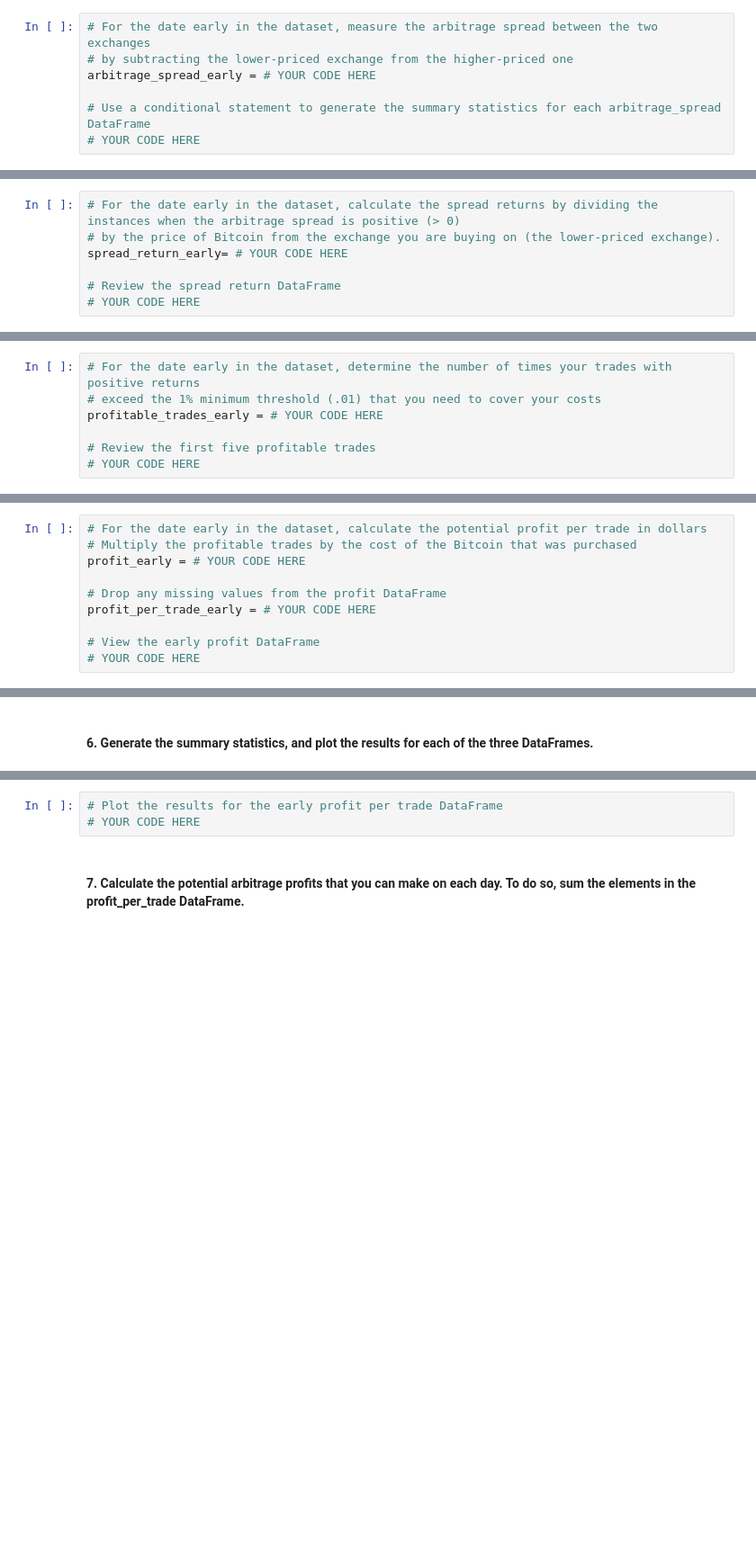
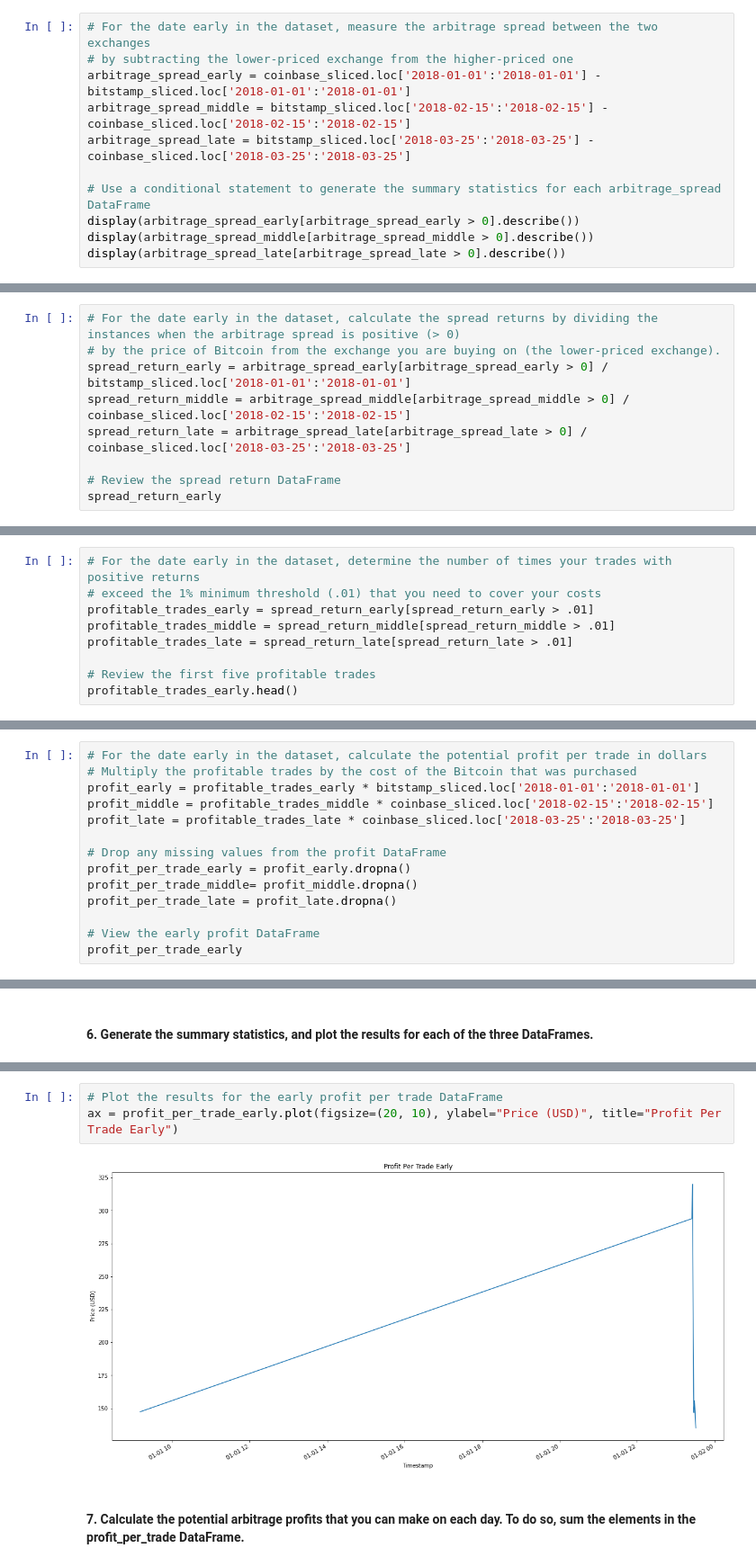
Before and after one commit to kheller18/crypto-arbitrage-opportunities, a Jupyter notebook: crypto_arbitrage.ipynb, the cells around one changed output, grey strips where cells are left out. Shown: that part at 90% size. Drawn from its saved outputs; the diff is of its cells as text; blank space fills up the shorter version.

Commit message:
finished all analysis on profit for early, middle and late windows with analysis on which window was most profitable. Added Photo

```diff
--- a/crypto_arbitrage.ipynb
+++ b/crypto_arbitrage.ipynb
@@ -448,7 +448,11 @@ Calculate the potential profits for each date that you selected in the previous
 # %%
 # For the date early in the dataset, measure the arbitrage spread between the two exchanges
 # by subtracting the lower-priced exchange from the higher-priced one
-arbitrage_spread_early = # YOUR CODE HERE
+arbitrage_spread_early = coinbase_sliced.loc['2018-01-01':'2018-01-01'] - bitstamp_sliced.loc['2018-01-01':'2018-01-01']
+arbitrage_spread_middle = bitstamp_sliced.loc['2018-02-15':'2018-02-15'] - coinbase_sliced.loc['2018-02-15':'2018-02-15']
+arbitrage_spread_late = bitstamp_sliced.loc['2018-03-25':'2018-03-25'] - coinbase_sliced.loc['2018-03-25':'2018-03-25']
 
 # Use a conditional statement to generate the summary statistics for each arbitrage_spread DataFrame
-# YOUR CODE HERE
+display(arbitrage_spread_early[arbitrage_spread_early > 0].describe())
+display(arbitrage_spread_middle[arbitrage_spread_middle > 0].describe())
+display(arbitrage_spread_late[arbitrage_spread_late > 0].describe())
@@ -457,7 +489,9 @@ arbitrage_spread_early = # YOUR CODE HERE
 # %%
 # For the date early in the dataset, calculate the spread returns by dividing the instances when the arbitrage spread is positive (> 0)
 # by the price of Bitcoin from the exchange you are buying on (the lower-priced exchange).
-spread_return_early= # YOUR CODE HERE
+spread_return_early = arbitrage_spread_early[arbitrage_spread_early > 0] / bitstamp_sliced.loc['2018-01-01':'2018-01-01']
+spread_return_middle = arbitrage_spread_middle[arbitrage_spread_middle > 0] / coinbase_sliced.loc['2018-02-15':'2018-02-15']
+spread_return_late = arbitrage_spread_late[arbitrage_spread_late > 0] / coinbase_sliced.loc['2018-03-25':'2018-03-25']
 
 # Review the spread return DataFrame
-# YOUR CODE HERE
+spread_return_early
@@ -466,7 +514,9 @@ spread_return_early= # YOUR CODE HERE
 # %%
 # For the date early in the dataset, determine the number of times your trades with positive returns
 # exceed the 1% minimum threshold (.01) that you need to cover your costs
-profitable_trades_early = # YOUR CODE HERE
+profitable_trades_early = spread_return_early[spread_return_early > .01]
+profitable_trades_middle = spread_return_middle[spread_return_middle > .01]
+profitable_trades_late = spread_return_late[spread_return_late > .01]
 
 # Review the first five profitable trades
-# YOUR CODE HERE
+profitable_trades_early.head()
@@ -481,10 +549,14 @@ profitable_trades_early = # YOUR CODE HERE
 # %%
 # For the date early in the dataset, calculate the potential profit per trade in dollars
 # Multiply the profitable trades by the cost of the Bitcoin that was purchased
-profit_early = # YOUR CODE HERE
+profit_early = profitable_trades_early * bitstamp_sliced.loc['2018-01-01':'2018-01-01']
+profit_middle = profitable_trades_middle * coinbase_sliced.loc['2018-02-15':'2018-02-15']
+profit_late = profitable_trades_late * coinbase_sliced.loc['2018-03-25':'2018-03-25']
 
 # Drop any missing values from the profit DataFrame
-profit_per_trade_early = # YOUR CODE HERE
+profit_per_trade_early = profit_early.dropna()
+profit_per_trade_middle= profit_middle.dropna()
+profit_per_trade_late = profit_late.dropna()
 
 # View the early profit DataFrame
-# YOUR CODE HERE
+profit_per_trade_early
@@ -496,6 +588,8 @@ profit_per_trade_early = # YOUR CODE HERE
 # %%
 # Plot the results for the early profit per trade DataFrame
-# YOUR CODE HERE
+ax = profit_per_trade_early.plot(figsize=(20, 10), ylabel="Price (USD)", title="Profit Per Trade Early")
+# %% [output]
+[figure, added]
 # %% [markdown]
 #### 7. Calculate the potential arbitrage profits that you can make on each day. To do so, sum the elements in the profit_per_trade DataFrame.
 # %%
```
Also changed, not shown: parts of 10 cells of this notebook, 1 other file.
